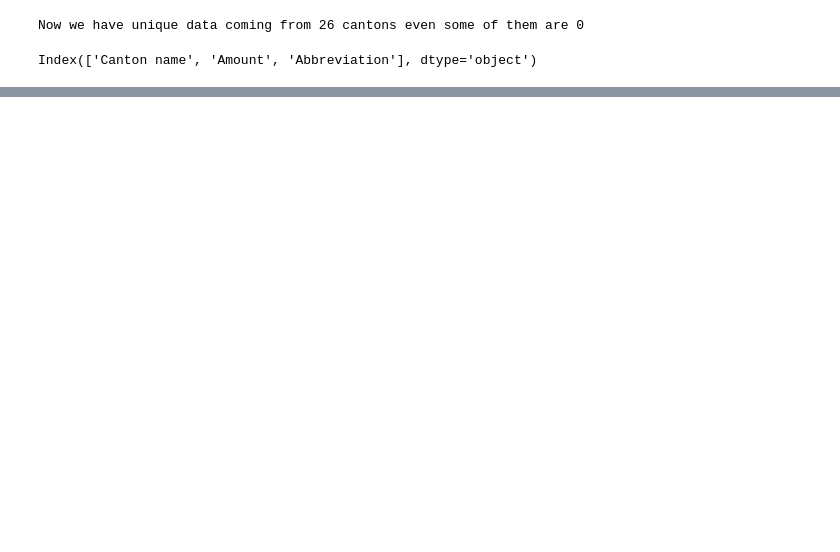
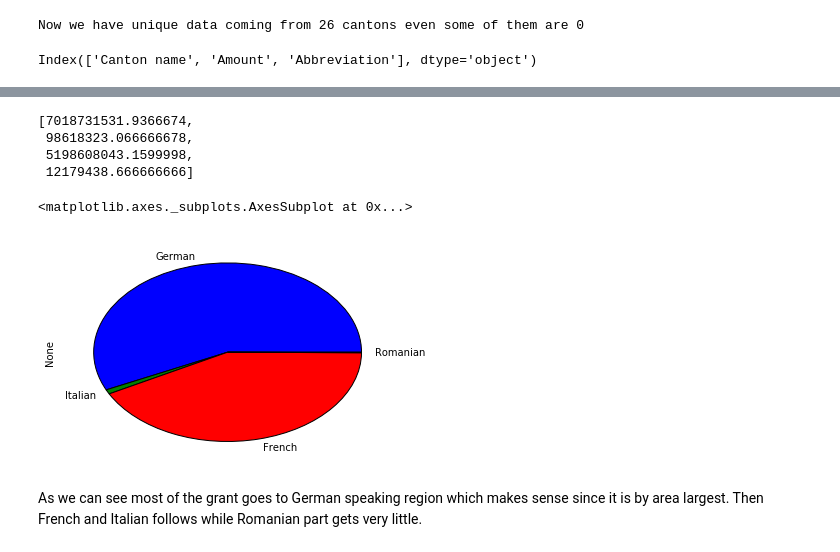
Before and after one commit to sorooshafiee/ADA-SAF, a Jupyter notebook: 03 - Interactive Viz/Untitled.ipynb, the cells around one changed output, grey strips where cells are left out. Cells and saved outputs as stored; diff of their text form; code cells hidden in the pictures; blank space fills up the shorter version.

Commit message:
Last version with bonus part done

```diff
--- a/03 - Interactive Viz/Untitled.ipynb
+++ b/03 - Interactive Viz/Untitled.ipynb
@@ -483,0 +495,54 @@ cantons_map
+# %%
+F=['GE','VD','FR','NE','JU']
+I=['TI']
+G=[] #rest are German regions,we add below
+R=[]# it is empty field since there is no canton fully in Romanish part
+for k,v in mapping.items():
+    if not((v in I) or (v in F)):
+        G.append(v)
+#Since Graubunden appears on 3 of the regions nearly equally on map we dont consider it
+#Valais appears by area in French and German parts equally,so no consideration of it too
+G.remove('GR')
+G.remove('VS')
+# %%
+# Dataframe res_new1 keeps the canton and amount information,so we use to compare the results for different cantons
+total_G=0
+total_F=0
+total_I=0
+total_R=0
+for abv in res_new1['Abbreviation']:
+    if(abv in F):
+        total_F+=res_new1.loc[res_new1['Abbreviation']==abv,'Amount'].values[0]
+    elif(abv in G):
+        total_G+=res_new1.loc[res_new1['Abbreviation']==abv,'Amount'].values[0]
+    else:
+        total_I+=res_new1.loc[res_new1['Abbreviation']==abv,'Amount'].values[0]
+
+#We divide Graubunden grant money equally into 3 and add to German,Italian and Romanish totals.
+#In the same way we divide Valais grant money into 2 and add to German and French parts.
+gr_m=1/3*res_new1.loc[res_new1['Abbreviation']=='GR','Amount'].values[0]
+va_m=1/2*res_new1.loc[res_new1['Abbreviation']=='VS','Amount'].values[0]
+total_G+=gr_m
+total_I+=gr_m
+total_R+=gr_m
+total_G+=va_m
+total_F+=va_m
+# %%
+totals=[total_G,total_I,total_F,total_R]
+# %%
+totals
+# %% [output]
+[7018731531.9366674,
+ 98618323.066666678,
+ 5198608043.1599998,
+ 12179438.666666666]
+# %%
+ind_r=['German','Italian','French','Romanian']
+# %%
+vis_rost=pd.Series(totals,index=ind_r)
+vis_rost.plot.pie()
+# %% [output]
+<matplotlib.axes._subplots.AxesSubplot at 0x...>
+[figure, added]
+# %% [markdown]
+As we can see most of the grant goes to German speaking region which makes sense since it is by area largest. Then French and Italian follows while Romanian part gets very little.
```
Also changed, not shown: parts of 12 cells of this notebook.
